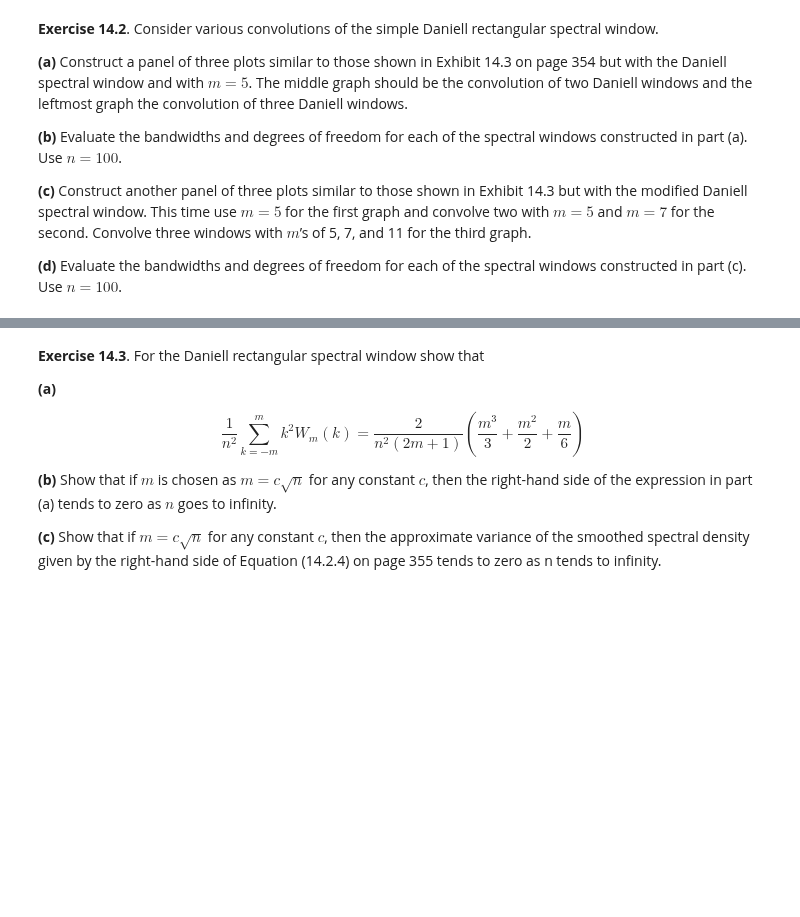
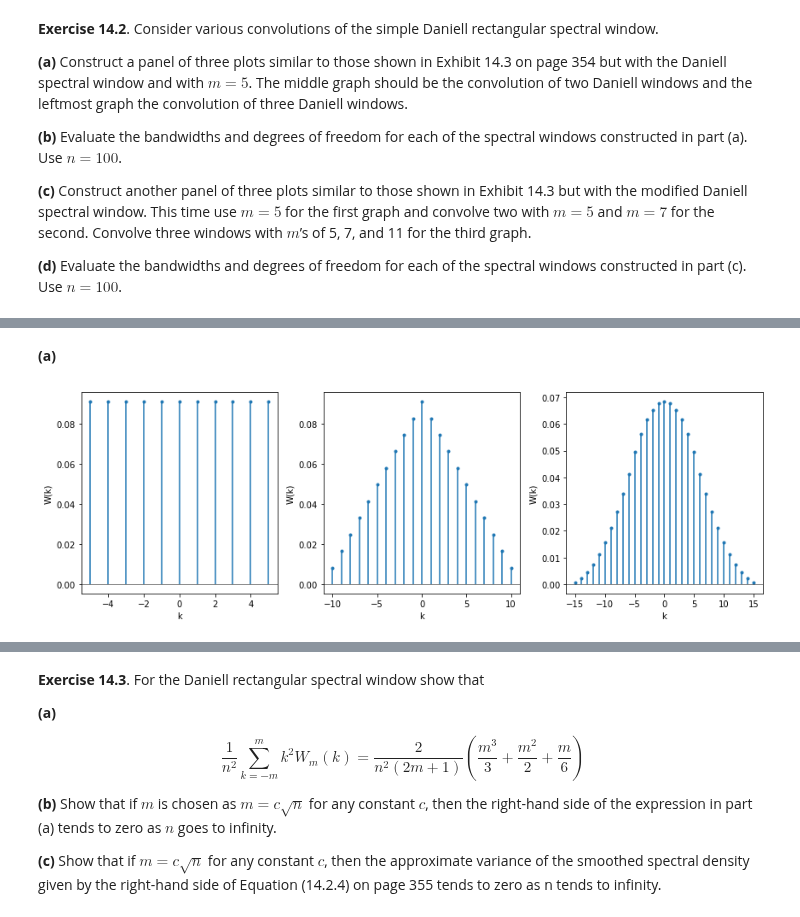
Before and after one commit to telmo-correa/time-series-analysis, a Jupyter notebook: Python/Chapter 14 (Ex 01 - 10) - Estimating the Spectrum.ipynb, the cells around one changed output, grey strips where cells are left out. Saved outputs shown, nothing was run; the diff lists cells and outputs as text; code cells hidden in the pictures; blank space fills up the shorter version.

```diff
--- a/Python/Chapter 14 (Ex 01 - 10) - Estimating the Spectrum.ipynb
+++ b/Python/Chapter 14 (Ex 01 - 10) - Estimating the Spectrum.ipynb
@@ -44,0 +66,47 @@ $$ \text{Var}\left[\overline{S}(f)\right] \approx \frac{S^2(f)}{2m + 1} $$
+# %%
+def daniell_window(m):
+    def w(k):
+        return np.where(np.abs(k) <= m, 1 / (2*m + 1), 0)
+
+    return w
+
+def daniell_window_modified(m):
+    def w(k):
+        return np.where(np.abs(k) < m, 1 / (2*m), np.where(np.abs(k) == m, 1/(4*m), 0))
+
+    return w
+# %% [markdown]
+**(a)**
+# %%
+m = 5
+
+k1 = np.arange(-m, m + 1)
+w1 = daniell_window(m)(k1)
+
+# Use scipy.signal.lfilter for convolution
+k2 = np.arange(-2*m, 2*m + 1)
+w2 = lfilter(x=np.r_[w1, np.zeros(2*m)], a=[1], b=w1)
+
+# Use scipy.signal.lfilter for convolution
+k3 = np.arange(-3*m, 3*m + 1)
+w3 = lfilter(x=np.r_[w2, np.zeros(2*m)], a=[1], b=w1)
+
+def plot_kernel(k, w, ax=None):
+    if ax is None:
+        ax = plt.gca()
+    ax.plot(k, w, ls='None', marker='.')
+    ax.vlines(x=k, ymin=0, ymax=w, color='C0')
+    ax.axhline(y=0, xmin=0, xmax=1, color='black', lw=0.5)
+    ax.set_xlabel('k')
+    ax.set_ylabel('W(k)')
+
+plt.figure(figsize=(12, 4))
+
+plot_kernel(k=k1, w=w1, ax=plt.subplot(131))
+plot_kernel(k=k2, w=w2, ax=plt.subplot(132))
+plot_kernel(k=k3, w=w3, ax=plt.subplot(133))
+
+plt.tight_layout()
+plt.show()
+# %% [output]
+[figure, added]
```
Also changed, not shown: parts of 9 cells of this notebook, 1 other file.
